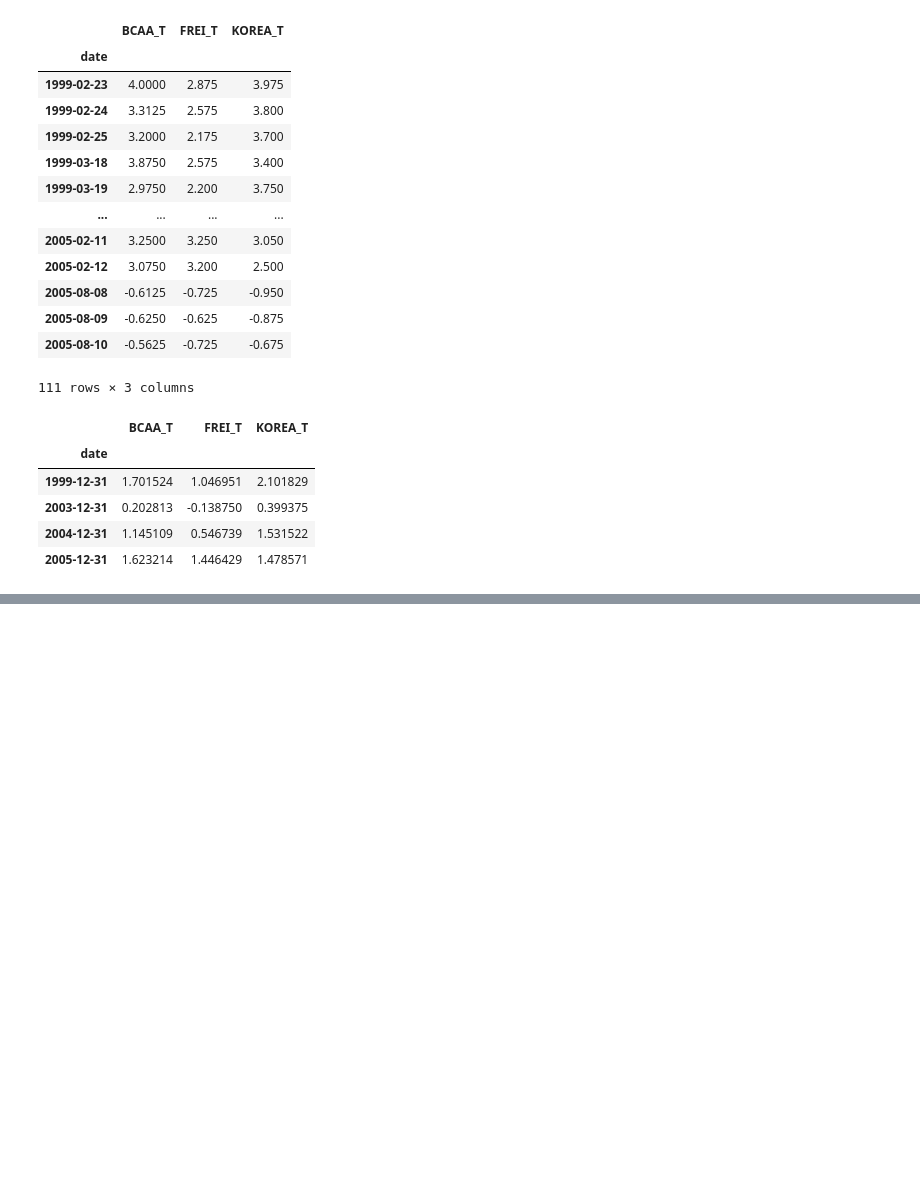
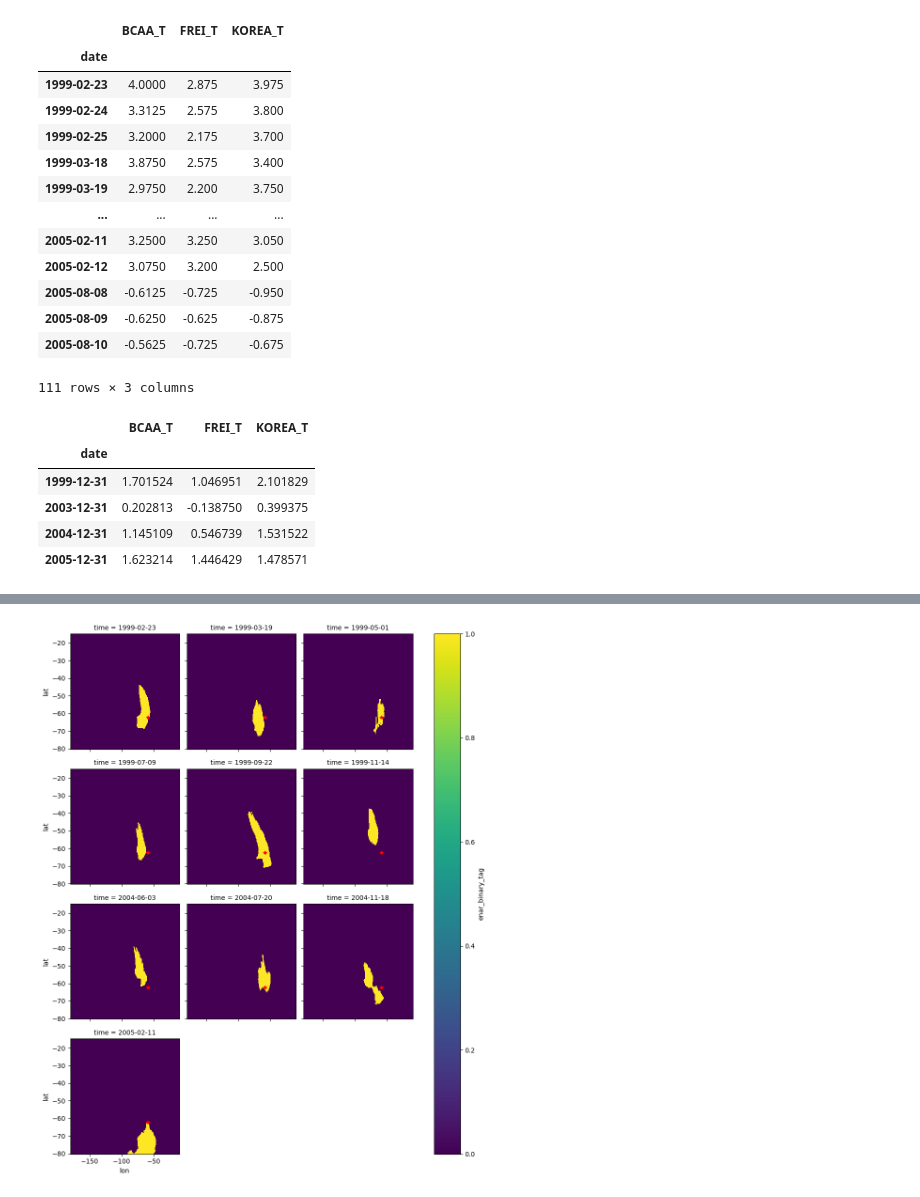
Before and after one commit to cryohydromettools/ARs_SSI_FEL, a Jupyter notebook: 2_Juntar_ARs_EC.ipynb, the cells around one changed output, grey strips where cells are left out. Saved outputs shown, nothing was run; the diff lists cells and outputs as text; code cells hidden in the pictures; blank space fills up the shorter version.

Commit message:
AR_plots

```diff
--- a/2_Juntar_ARs_EC.ipynb
+++ b/2_Juntar_ARs_EC.ipynb
@@ -112,0 +109,6 @@ Coordinates:
+# %%
+g = ds_com.sel(time=AR_days.index).enar_binary_tag.plot.imshow(x="lon", y="lat", col="time", col_wrap=3, robust=True)
+for i, ax in enumerate(g.axs.flat):
+    ax.plot(-58.613468, -62.235946, 'r*')
+# %% [output]
+[figure, added]
```
Also changed, not shown: parts of 8 cells of this notebook.
